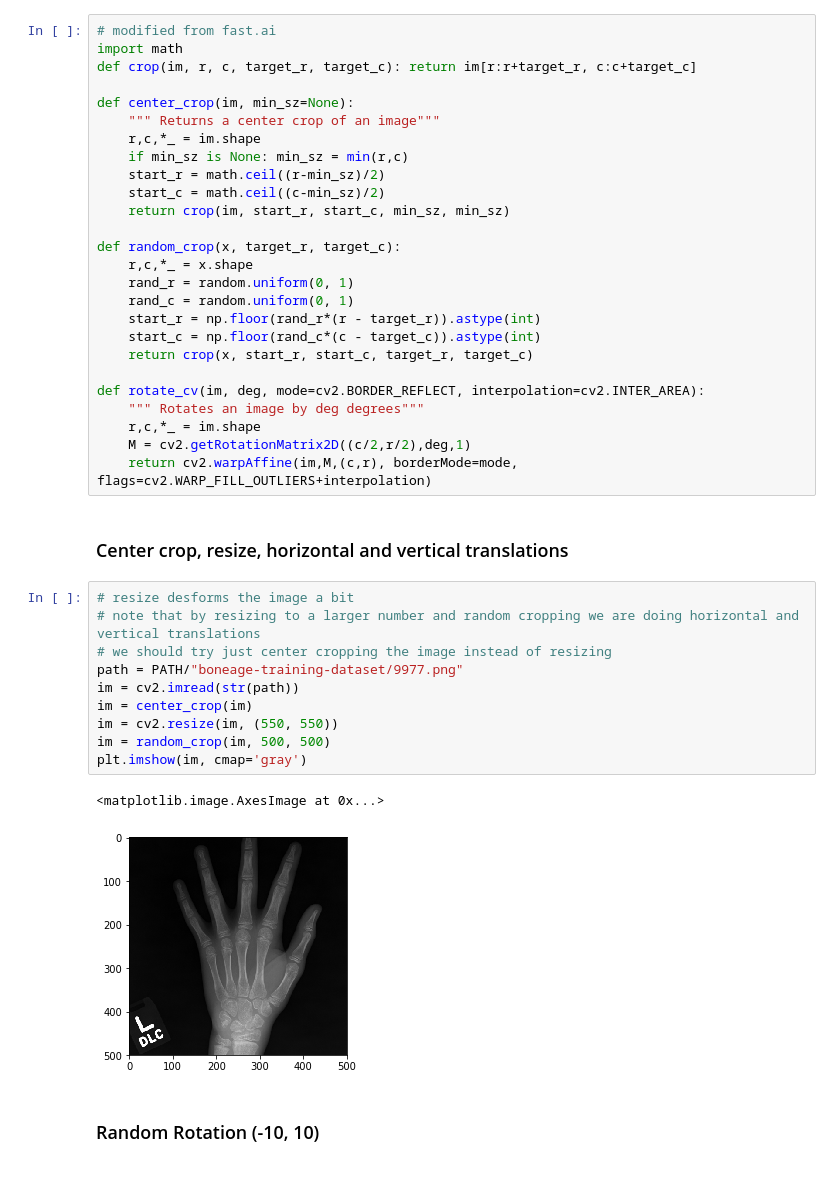
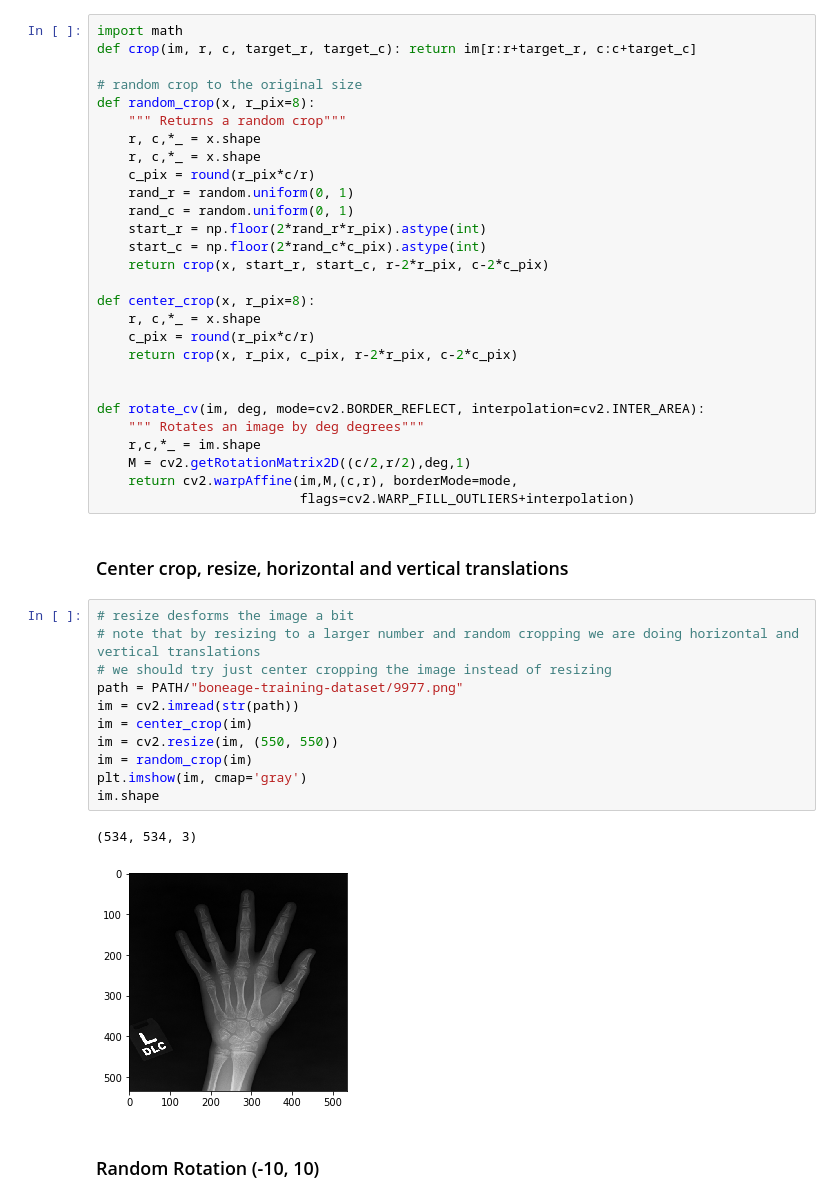
Before and after one commit to yanneta/dl-course, a Jupyter notebook: cnn_bone_age.ipynb, the cells around one changed output. Saved outputs shown, nothing was run; the diff lists cells and outputs as text.

```diff
--- a/cnn_bone_age.ipynb
+++ b/cnn_bone_age.ipynb
@@ -98,46 +98,49 @@ https://alxndrkalinin.github.io/pdf/2017-12_CFT_BoneAge.pdf
 ## Data augmentation
 The winners of the competition used real-time image augmentation consisting of horizontal/vertical translation, zoom, and rotation of 20 percent/degrees as well as horizontal flip. They use 500x500 images.
 # %%
-# modified from fast.ai
 import math
 def crop(im, r, c, target_r, target_c): return im[r:r+target_r, c:c+target_c]
 
-def center_crop(im, min_sz=None):
-    """ Returns a center crop of an image"""
-    r,c,*_ = im.shape
-    if min_sz is None: min_sz = min(r,c)
-    start_r = math.ceil((r-min_sz)/2)
-    start_c = math.ceil((c-min_sz)/2)
-    return crop(im, start_r, start_c, min_sz, min_sz)
-
-def random_crop(x, target_r, target_c):
-    r,c,*_ = x.shape
+# random crop to the original size
+def random_crop(x, r_pix=8):
+    """ Returns a random crop"""
+    r, c,*_ = x.shape
+    r, c,*_ = x.shape
+    c_pix = round(r_pix*c/r)
     rand_r = random.uniform(0, 1)
     rand_c = random.uniform(0, 1)
-    start_r = np.floor(rand_r*(r - target_r)).astype(int)
-    start_c = np.floor(rand_c*(c - target_c)).astype(int)
-    return crop(x, start_r, start_c, target_r, target_c)
+    start_r = np.floor(2*rand_r*r_pix).astype(int)
+    start_c = np.floor(2*rand_c*c_pix).astype(int)
+    return crop(x, start_r, start_c, r-2*r_pix, c-2*c_pix)
+
+def center_crop(x, r_pix=8):
+    r, c,*_ = x.shape
+    c_pix = round(r_pix*c/r)
+    return crop(x, r_pix, c_pix, r-2*r_pix, c-2*c_pix)
+
 
 def rotate_cv(im, deg, mode=cv2.BORDER_REFLECT, interpolation=cv2.INTER_AREA):
     """ Rotates an image by deg degrees"""
     r,c,*_ = im.shape
     M = cv2.getRotationMatrix2D((c/2,r/2),deg,1)
-    return cv2.warpAffine(im,M,(c,r), borderMode=mode, flags=cv2.WARP_FILL_OUTLIERS+interpolation)
+    return cv2.warpAffine(im,M,(c,r), borderMode=mode,
+                          flags=cv2.WARP_FILL_OUTLIERS+interpolation)
 # %% [markdown]
 ### Center crop, resize, horizontal and vertical translations
 # %%
 # resize desforms the image a bit
 # note that by resizing to a larger number and random cropping we are doing horizontal and vertical translations
 # we should try just center cropping the image instead of resizing
 path = PATH/"boneage-training-dataset/9977.png"
 im = cv2.imread(str(path))
 im = center_crop(im)
 im = cv2.resize(im, (550, 550))
-im = random_crop(im, 500, 500)
+im = random_crop(im)
 plt.imshow(im, cmap='gray')
+im.shape
 # %% [output]
-<matplotlib.image.AxesImage at 0x...>
+(534, 534, 3)
-[figure, old version]
+[figure, new version]
 # %% [markdown]
 ### Random Rotation (-10, 10)
 # %%
```
Also changed, not shown: parts of 83 cells of this notebook.
